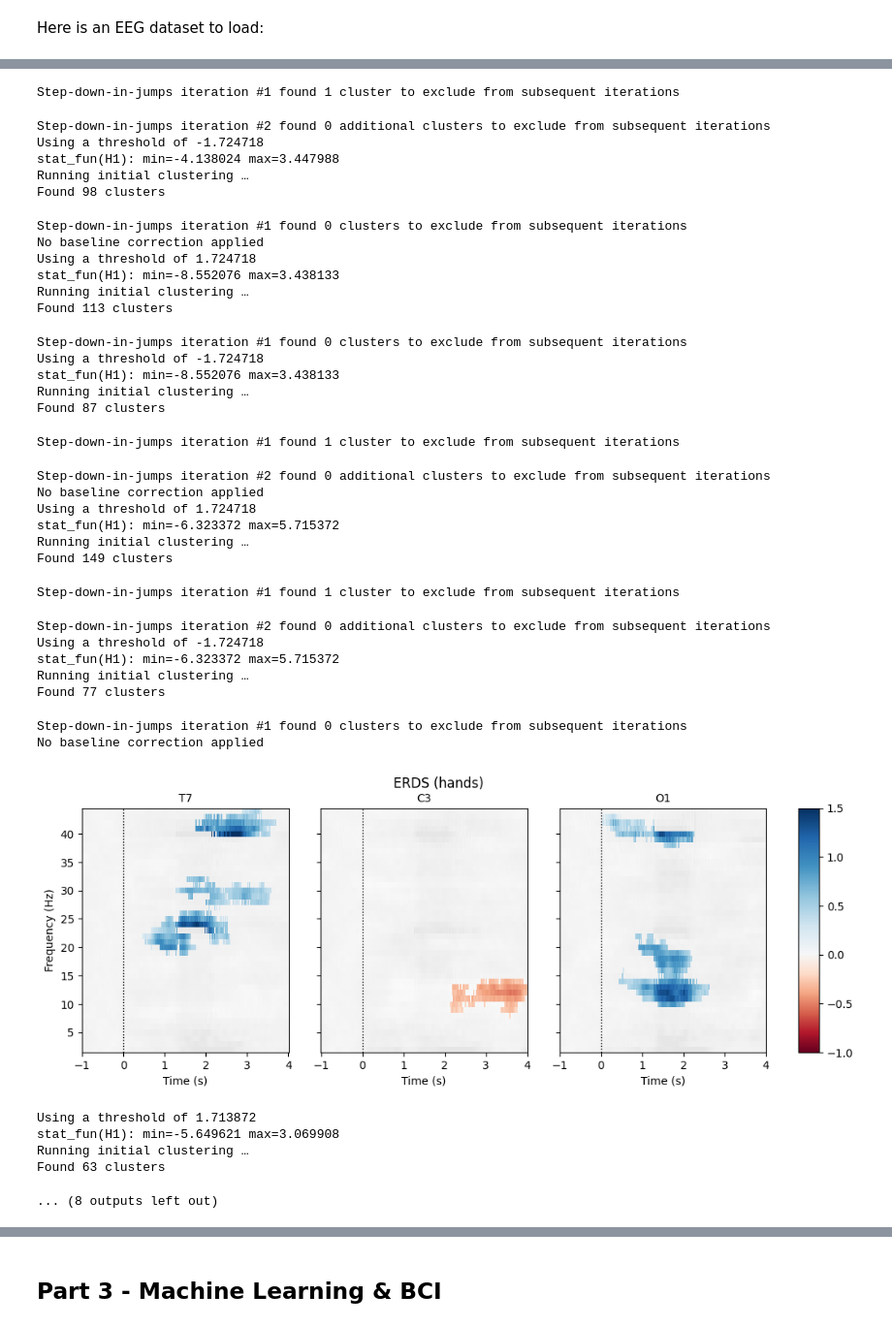
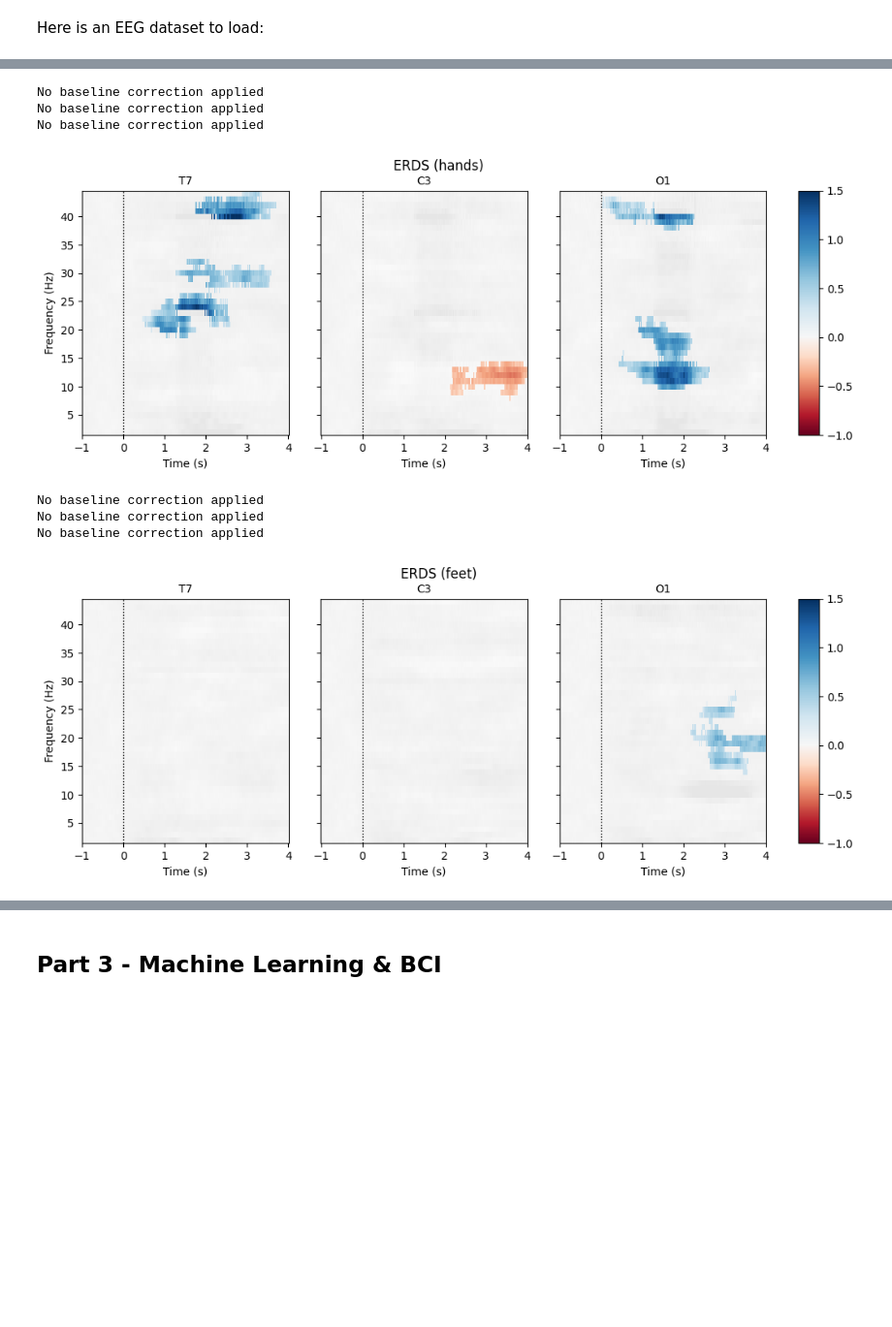
Before and after one commit to pbarbarant/Exam_MEEG_2023, a Jupyter notebook: Exam_students.ipynb, the cells around one changed output, grey strips where cells are left out. Shown: that part at 97% size. Cells and saved outputs as stored; diff of their text form; code cells hidden in the pictures; blank space fills up the shorter version.

```diff
--- a/Exam_students.ipynb
+++ b/Exam_students.ipynb
@@ -165,10 +179,10 @@ subject = 1  # use data from subject 1
 runs = [6, 10, 14]  # Motor imagery: hands vs feet
 
 # Extract raw data
-fnames = eegbci.load_data(subject=subject, runs=runs)
-raw = concatenate_raws([read_raw_edf(f, preload=True) for f in fnames])
+fnames = eegbci.load_data(subject=subject, runs=runs, verbose=False)
+raw = concatenate_raws([read_raw_edf(f, preload=True) for f in fnames], verbose=False)
 raw.rename_channels(lambda x: x.strip("."))  # remove dots from channel names
-events, _ = mne.events_from_annotations(raw, event_id=dict(T1=2, T2=3))
+events, _ = mne.events_from_annotations(raw, event_id=dict(T1=2, T2=3), verbose=False)
 
 # Extract trials between -1s and 4s
 channelsOfInterest = "T7", "C3", 'O1' # to get the full list of channels you can type: raw.info['ch_names']
@@ -183,6 +197,7 @@ epochs = mne.Epochs(
     picks=(channelsOfInterest),
     baseline=None,
     preload=True,
+    verbose=False,
 )
 
 # Compare power spectra computed in each condition/channel
@@ -192,7 +207,7 @@ baseline = (-1, 0)  # baseline interval (in s)
 cnorm = TwoSlopeNorm(vmin=vmin, vcenter=0, vmax=vmax)  # min, center & max ERDS
 
 kwargs = dict(
-    n_permutations=100, step_down_p=0.05, seed=1, buffer_size=None, out_type="mask"
+    n_permutations=100, step_down_p=0.05, seed=1, buffer_size=None, out_type="mask", verbose=False
 )  # for cluster test
 
 # Time-Frequency decomposition
@@ -204,8 +219,9 @@ tfr = tfr_multitaper(
     return_itc=False,
     average=False,
     decim=2,
+    verbose=False,
 )
-tfr.crop(tmin, tmax).apply_baseline(baseline, mode="percent")
+tfr.crop(tmin, tmax).apply_baseline(baseline, mode="percent", verbose=False)
 
 nb_channels = len(channelsOfInterest)
 for event in event_ids:
@@ -268,38 +282,8 @@ Found 77 clusters
-Step-down-in-jumps iteration #1 found 1 cluster to exclude from subsequent iterations
+No baseline correction applied
+No baseline correction applied
+No baseline correction applied
+[figure]
-Step-down-in-jumps iteration #2 found 0 additional clusters to exclude from subsequent iterations
-Using a threshold of -1.724718
-stat_fun(H1): min=-4.138024 max=3.447988
-Running initial clustering …
-Found 98 clusters
+No baseline correction applied
+No baseline correction applied
+No baseline correction applied
-Step-down-in-jumps iteration #1 found 0 clusters to exclude from subsequent iterations
-No baseline correction applied
-Using a threshold of 1.724718
-stat_fun(H1): min=-8.552076 max=3.438133
-Running initial clustering …
-Found 113 clusters
-Step-down-in-jumps iteration #1 found 0 clusters to exclude from subsequent iterations
-Using a threshold of -1.724718
-stat_fun(H1): min=-8.552076 max=3.438133
-Running initial clustering …
-Found 87 clusters
-Step-down-in-jumps iteration #1 found 1 cluster to exclude from subsequent iterations
-Step-down-in-jumps iteration #2 found 0 additional clusters to exclude from subsequent iterations
-No baseline correction applied
-Using a threshold of 1.724718
-stat_fun(H1): min=-6.323372 max=5.715372
-Running initial clustering …
-Found 149 clusters
-Step-down-in-jumps iteration #1 found 1 cluster to exclude from subsequent iterations
-Step-down-in-jumps iteration #2 found 0 additional clusters to exclude from subsequent iterations
-Using a threshold of -1.724718
-stat_fun(H1): min=-6.323372 max=5.715372
-Running initial clustering …
-Found 77 clusters
-Step-down-in-jumps iteration #1 found 0 clusters to exclude from subsequent iterations
-No baseline correction applied
-[figure]
-Using a threshold of 1.713872
-stat_fun(H1): min=-5.649621 max=3.069908
-Running initial clustering …
-Found 63 clusters
-... (8 outputs left out)
+[figure, added]
```
Also changed, not shown: parts of 11 cells of this notebook.
